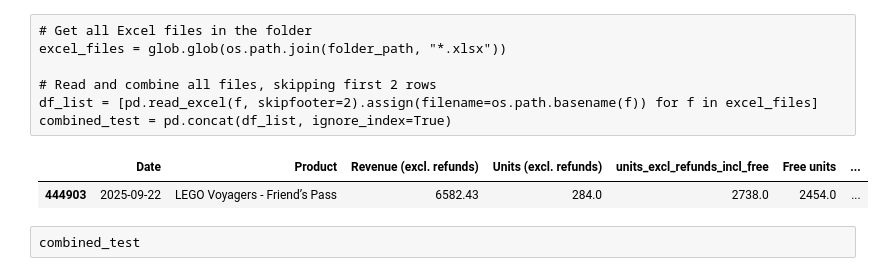
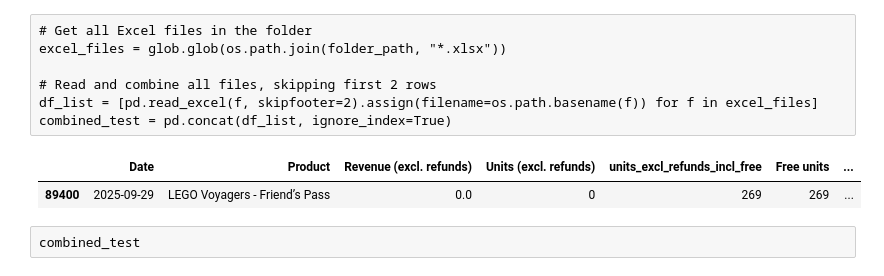
Before and after one commit to dougsack/IndieBI-Sales-EDA, a Jupyter notebook: Time_Series_Mongo_DB_Update.ipynb, the cells around one changed output. Drawn from its saved outputs; the diff is of its cells as text; code cells hidden in the pictures.

```diff
--- a/Time_Series_Mongo_DB_Update.ipynb
+++ b/Time_Series_Mongo_DB_Update.ipynb
@@ -112,10 +112,10 @@ warnings.filterwarnings("ignore")
 combined_test_test = pd.read_csv("DB_Update/API/bulkAPI_Export.csv")
 # %%
 product_name = "LEGO Voyagers - Friend’s Pass"
-combined_test_test.query("Date == '2025-09-22' & Product == @product_name")
+combined_test_test.query("Date == '2025-09-29' & Product == @product_name")
 # %% [output]
 |  | Date | Product | Revenue (excl. refunds) | Units (excl. refunds) | units_excl_refunds_incl_free | Free units | ... |
-| 444903 | 2025-09-22 | LEGO Voyagers - Friend’s Pass | 6582.43 | 284.0 | 2738.0 | 2454.0 | ... |
+| 89400 | 2025-09-29 | LEGO Voyagers - Friend’s Pass | 0.0 | 0 | 269 | 269 | ... |
 # %% [raw]
 combined_test
 # %%
```
Also changed, not shown: parts of 8 cells of this notebook, 8 other files.
